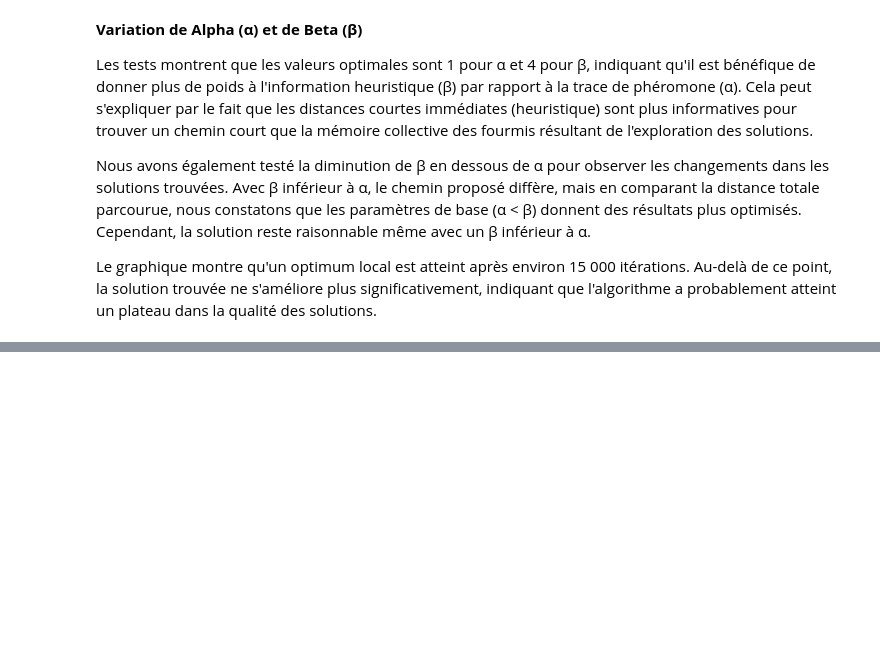
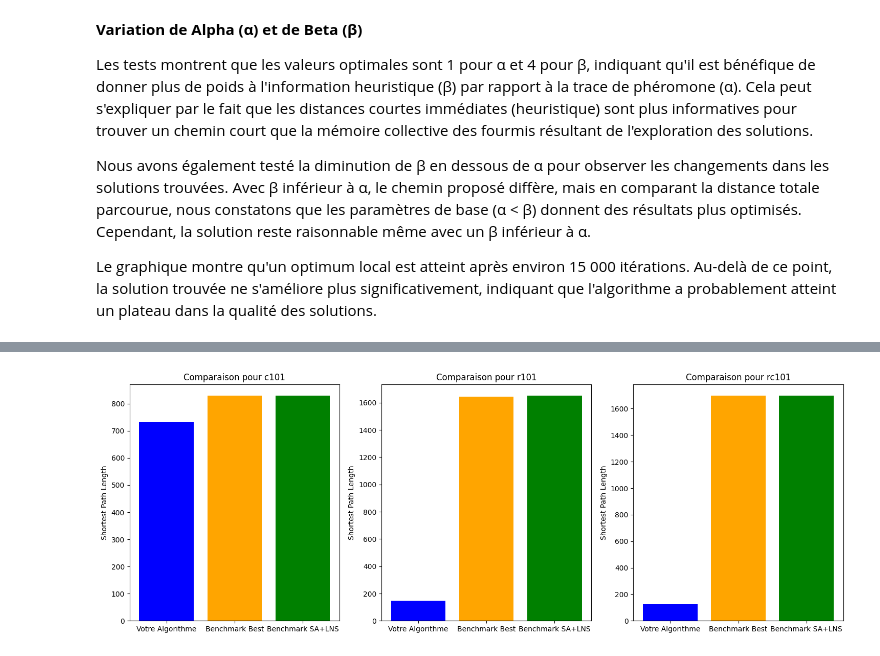
Before and after one commit to ImYuzuu/Projet_A3_Algo_GrpOctav, a Jupyter notebook: Livrable_AA_Grp1.ipynb, the cells around one changed output, grey strips where cells are left out. Drawn from its saved outputs; the diff is of its cells as text; code cells hidden in the pictures; blank space fills up the shorter version.

```diff
--- a/Livrable_AA_Grp1.ipynb
+++ b/Livrable_AA_Grp1.ipynb
@@ -808,0 +954,22 @@ Le graphique montre qu'un optimum local est atteint après environ 15 000 itéra
+# %%
+import matplotlib.pyplot as plt
+
+# Données d'entrée pour les trois instances
+instances = ['c101', 'r101', 'rc101']
+your_shortest_paths = [731.0494753762545, 147.09314858734965, 128.9238513347504]
+benchmark_best = [828.94, 1645.79, 1696.94]
+benchmark_sa_lns = [828.937, 1650.80, 1696.95]
+
+# Création des graphiques comparatifs
+fig, axs = plt.subplots(1, 3, figsize=(18, 6))
+
+for i, instance in enumerate(instances):
+    axs[i].bar(['Votre Algorithme', 'Benchmark Best', 'Benchmark SA+LNS'],
+               [your_shortest_paths[i], benchmark_best[i], benchmark_sa_lns[i]],
+               color=['blue', 'orange', 'green'])
+    axs[i].set_title(f'Comparaison pour {instance}')
+    axs[i].set_ylabel('Shortest Path Length')
+
+plt.show()
+# %% [output]
+[figure, added]
```
Also changed, not shown: parts of 6 cells of this notebook, 5 other files.
